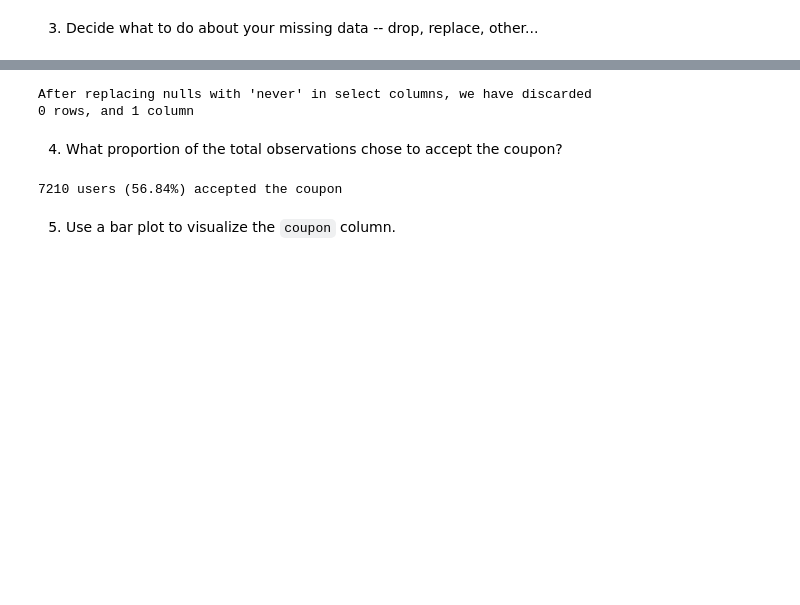
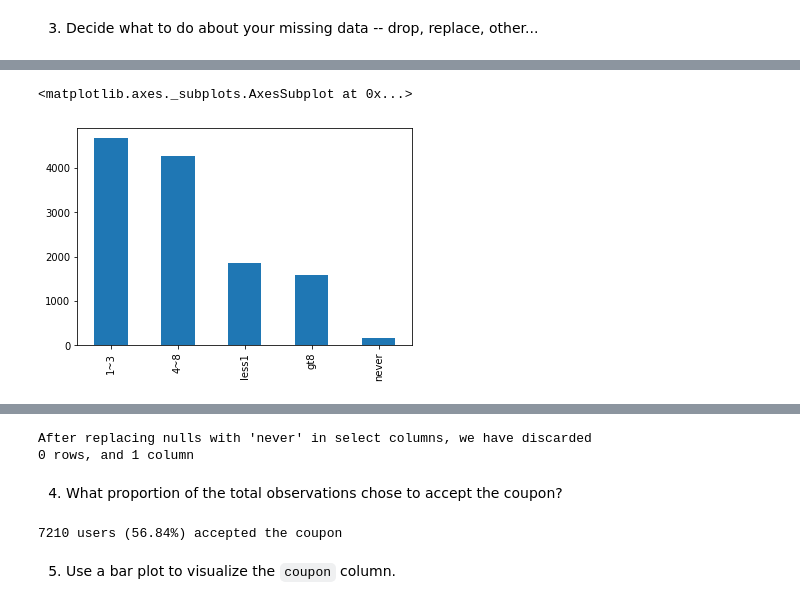
Before and after one commit to wrp/bmlai, a Jupyter notebook: 5.1/bmlai_5_1.ipynb, the cells around one changed output, grey strips where cells are left out. Saved outputs shown, nothing was run; the diff lists cells and outputs as text; code cells hidden in the pictures; blank space fills up the shorter version.

```diff
--- a/5.1/bmlai_5_1.ipynb
+++ b/5.1/bmlai_5_1.ipynb
@@ -113,0 +122,5 @@ Name: Bar, dtype: int64
+# %%
+data.CarryAway.value_counts().plot(kind='bar')
+# %% [output]
+<matplotlib.axes._subplots.AxesSubplot at 0x...>
+[figure, added]
```
Also changed, not shown: parts of 10 cells of this notebook, 1 other file.
